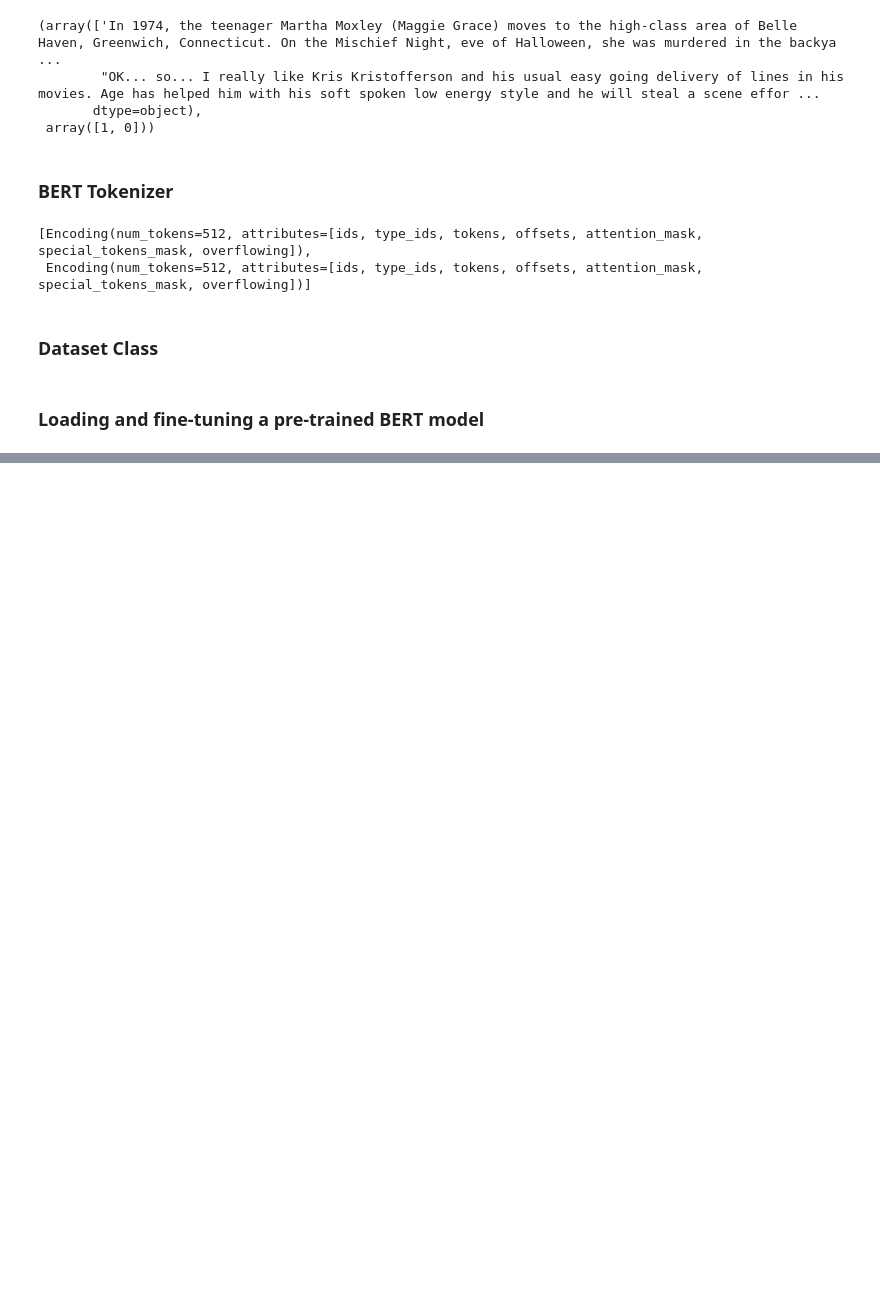
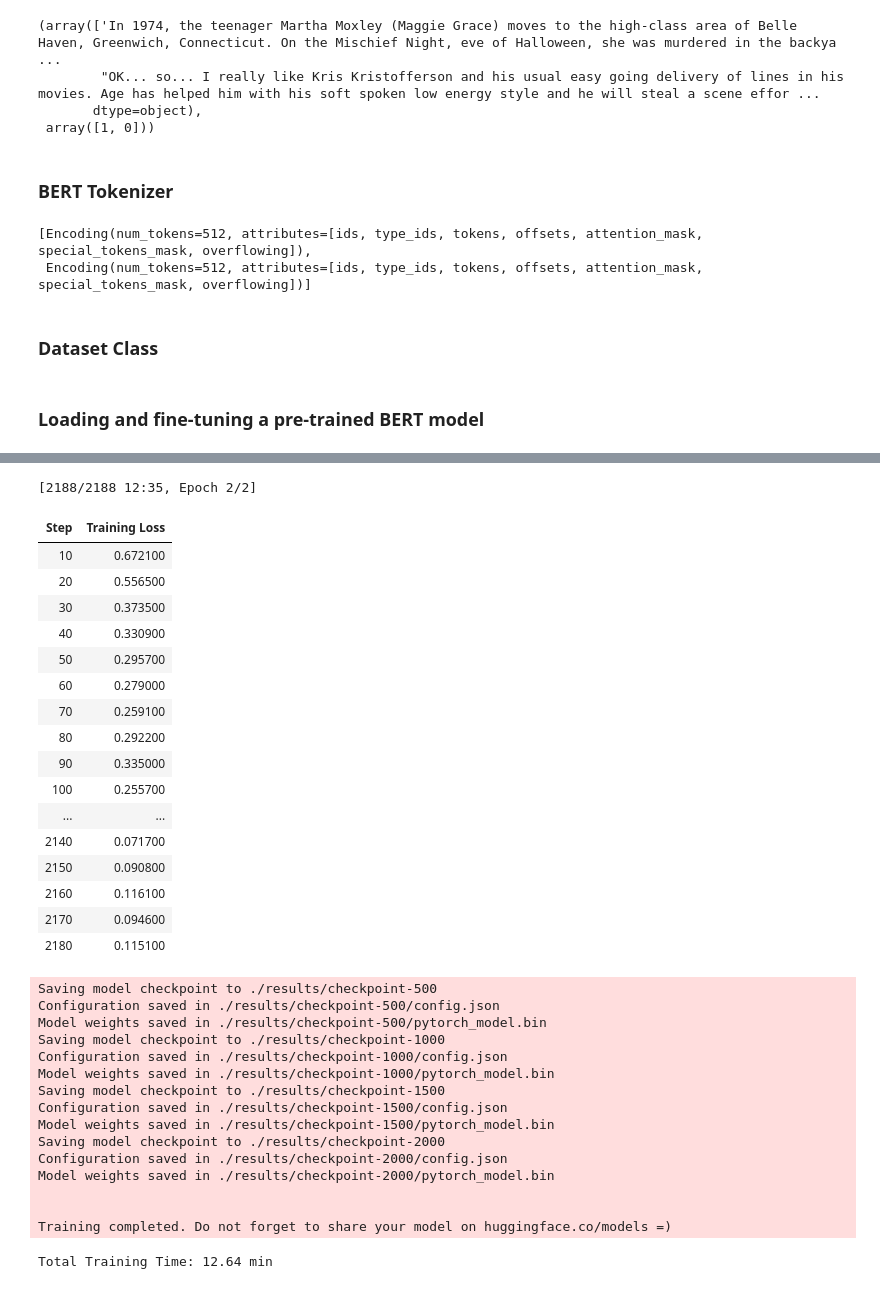
Before and after one commit to NoneWofie/ai-notebooks, a Jupyter notebook: BERT_pytorch_pre-training.ipynb, the cells around one changed output, grey strips where cells are left out. Saved outputs shown, nothing was run; the diff lists cells and outputs as text; code cells hidden in the pictures; blank space fills up the shorter version.

```diff
--- a/BERT_pytorch_pre-training.ipynb
+++ b/BERT_pytorch_pre-training.ipynb
@@ -219,0 +272,20 @@ UnboundLocalError: local variable 'correnct_pred' referenced before assignment
+# %%
+training_args = TrainingArguments(
+    output_dir='./results',
+    num_train_epochs=2,
+    per_device_train_batch_size=32,
+    per_device_eval_batch_size=32,
+    logging_dir='./logs',
+    logging_steps=10,
+)
+
+#However,
+# No test dataset involved
+# no evaluation metrics involded
+# only shows training loss by default
+trainer = Trainer(
+    model=model,
+    args=training_args,
+    train_dataset=train_dataset,
+    optimizers=(optim, None), # optim and learning rate scheduler
+)
@@ -219,0 +299,26 @@ UnboundLocalError: local variable 'correnct_pred' referenced before assignment
+# %%
+# Evaluating the final model function
+from datasets import load_metric
+import numpy as np
+
+metric = load_metric('accuracy')
+
+def compute_metrics(eval_pred):
+    logits, labels = eval_pred
+    # logits are in numpy array
+    predictions = np.argmax(logits, axis=-1)
+
+    return metric.compute(predictions=predictions, references=labels)
+# %%
+trainer = Trainer(model=model,
+                 args=training_args,
+                 train_dataset=train_dataset,
+                 eval_dataset=test_dataset,
+                 compute_metrics=compute_metrics,
+                 optimizers=(optim, None))
+# %%
+start_time = time.time()
+trainer.train()
+
+print(f"Total Training Time: {(time.time() - start_time)/60:.2f} min")
+# %% [output]
@@ -219,0 +333,34 @@ UnboundLocalError: local variable 'correnct_pred' referenced before assignment
+[2188/2188 12:35, Epoch 2/2]
+| Step | Training Loss |
+| 10 | 0.672100 |
+| 20 | 0.556500 |
+| 30 | 0.373500 |
+| 40 | 0.330900 |
+| 50 | 0.295700 |
+| 60 | 0.279000 |
+| 70 | 0.259100 |
+| 80 | 0.292200 |
+| 90 | 0.335000 |
+| 100 | 0.255700 |
+| ... | ... |
+| 2140 | 0.071700 |
+| 2150 | 0.090800 |
+| 2160 | 0.116100 |
+| 2170 | 0.094600 |
+| 2180 | 0.115100 |
+Saving model checkpoint to ./results/checkpoint-500
+Configuration saved in ./results/checkpoint-500/config.json
+Model weights saved in ./results/checkpoint-500/pytorch_model.bin
+Saving model checkpoint to ./results/checkpoint-1000
+Configuration saved in ./results/checkpoint-1000/config.json
+Model weights saved in ./results/checkpoint-1000/pytorch_model.bin
+Saving model checkpoint to ./results/checkpoint-1500
+Configuration saved in ./results/checkpoint-1500/config.json
+Model weights saved in ./results/checkpoint-1500/pytorch_model.bin
+Saving model checkpoint to ./results/checkpoint-2000
+Configuration saved in ./results/checkpoint-2000/config.json
+Model weights saved in ./results/checkpoint-2000/pytorch_model.bin
+
+
+Training completed. Do not forget to share your model on huggingface.co/models =)
+Total Training Time: 12.64 min
```
Also changed, not shown: parts of 17 cells of this notebook, 2 other files.
